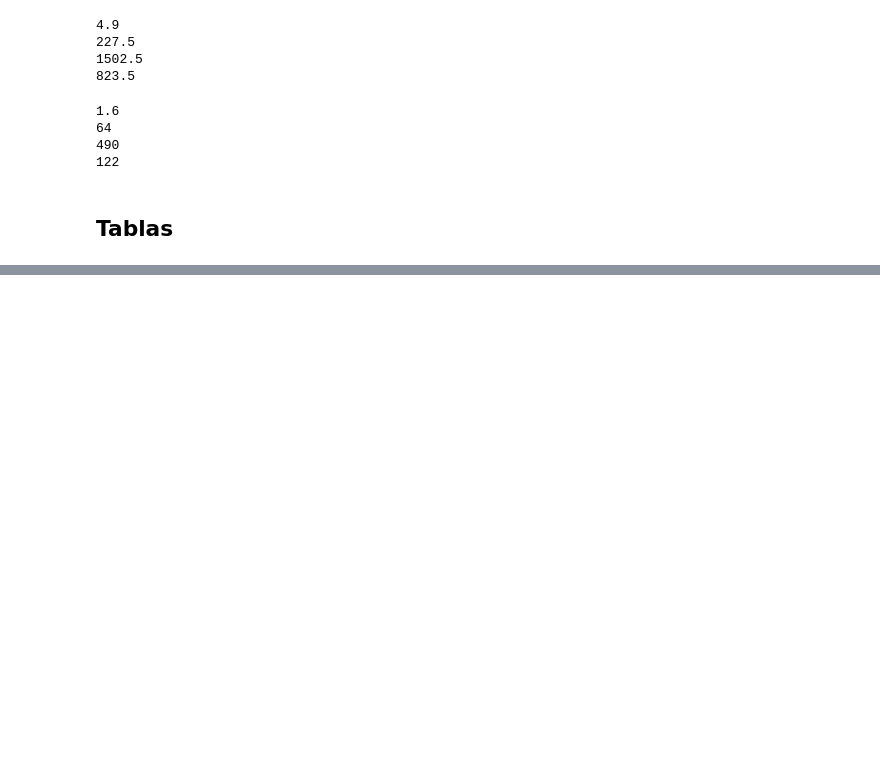
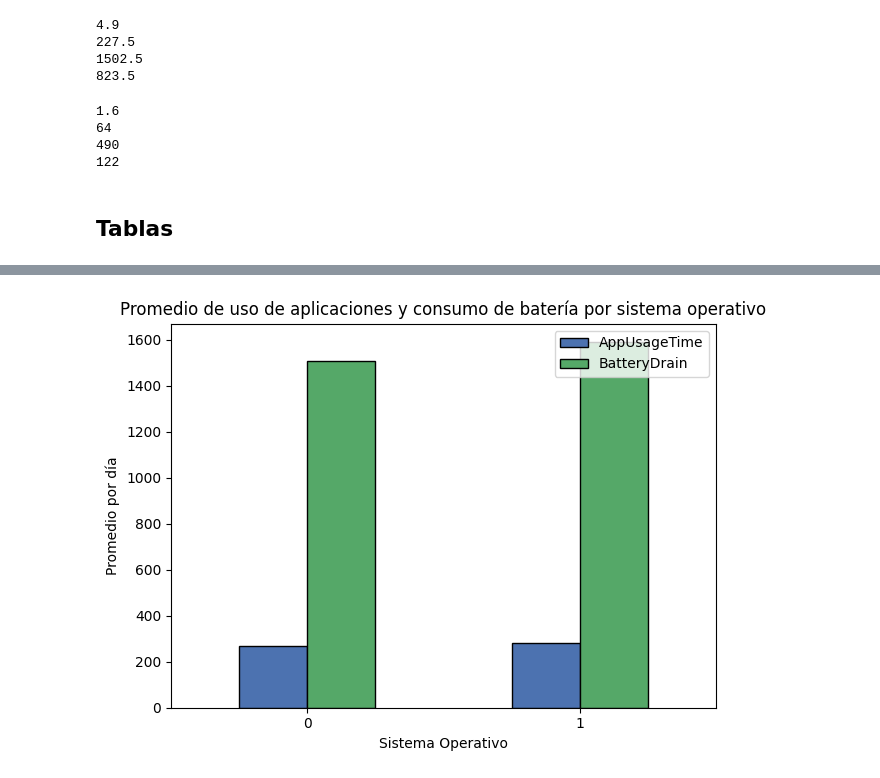
Before and after one commit to A01749694/AnalisisDatos, a Jupyter notebook: analisisDatos.ipynb, the cells around one changed output, grey strips where cells are left out. Cells and saved outputs as stored; diff of their text form; code cells hidden in the pictures; blank space fills up the shorter version.

```diff
--- a/analisisDatos.ipynb
+++ b/analisisDatos.ipynb
@@ -91,0 +98,13 @@ Index(['User ID', 'Device Model', 'OS', 'AppUsageTime', 'ScreenOnTime',
+# %%
+avg_usage_battery = df.groupby("OS")[["AppUsageTime", "BatteryDrain"]].mean()
+avg_usage_battery.plot(kind="bar", color=["#4c72b0", "#55a868"], rot=0, edgecolor="black")
+plt.title("Promedio de uso de aplicaciones y consumo de batería por sistema operativo")
+plt.xlabel("Sistema Operativo")
+plt.ylabel("Promedio por día")
+plt.legend(["AppUsageTime", "BatteryDrain"], loc="upper right")
+
+# Mostrar gráfico de barras
+plt.tight_layout()
+plt.show()
+# %% [output]
+[figure, added]
```
Also changed, not shown: parts of 4 cells of this notebook.
